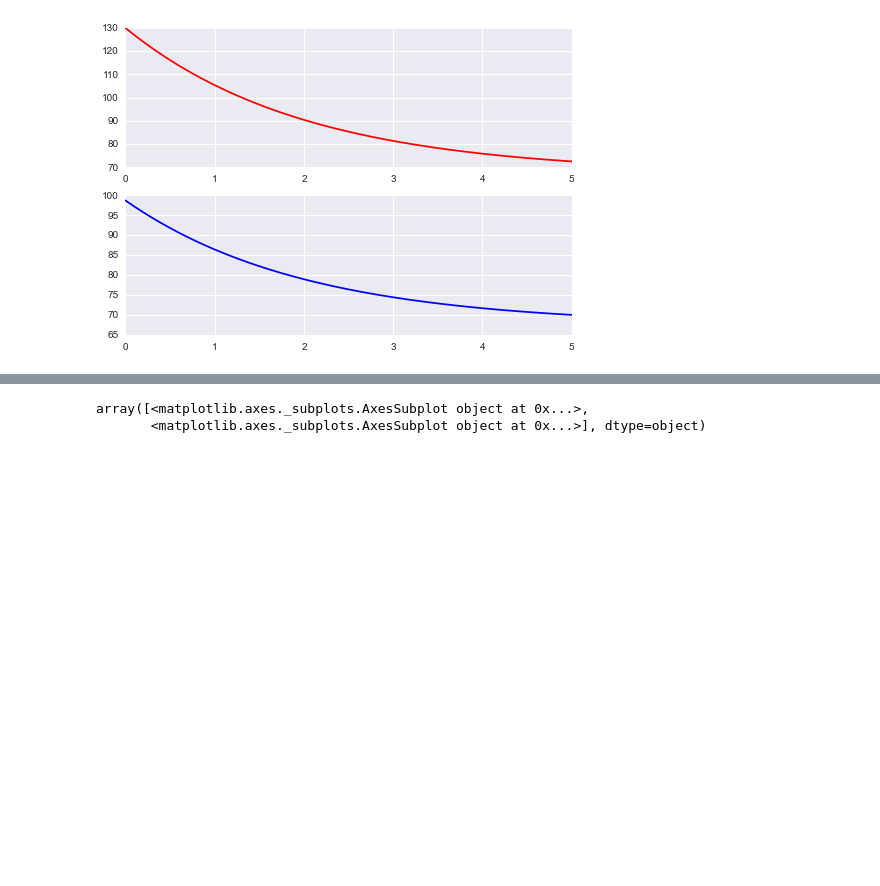
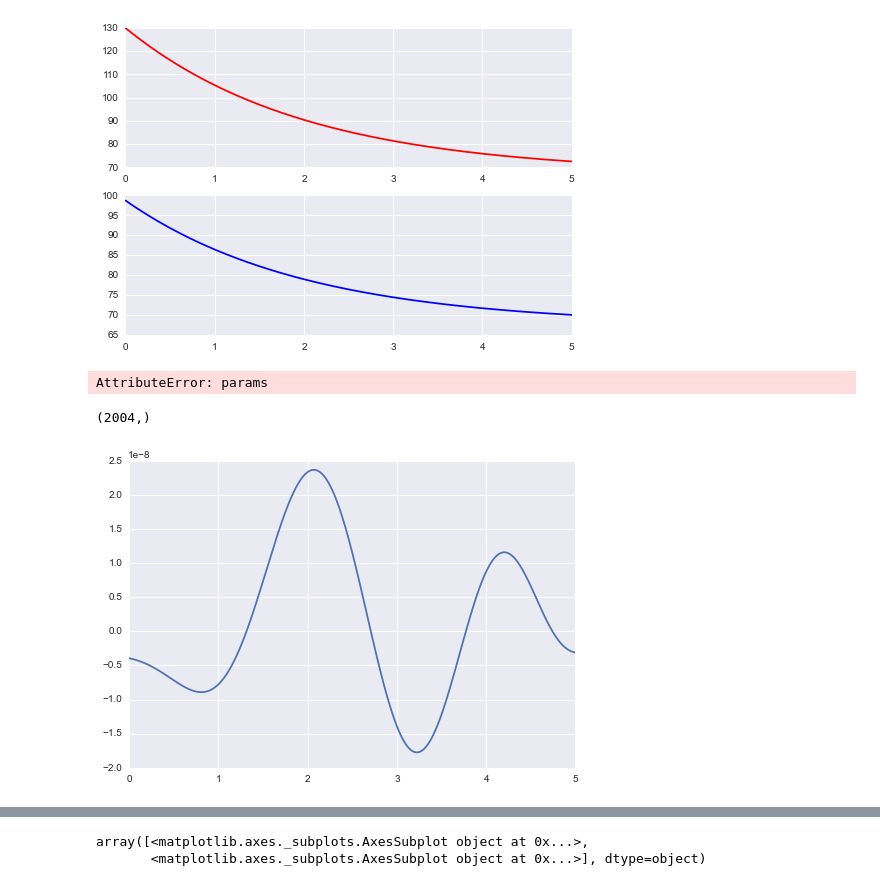
Before and after one commit to davidrpugh/pyCollocation, a Jupyter notebook: examples/heat-exchanger.ipynb, the cells around one changed output, grey strips where cells are left out. Drawn from its saved outputs; the diff is of its cells as text; code cells hidden in the pictures; blank space fills up the shorter version.

```diff
--- a/examples/heat-exchanger.ipynb
+++ b/examples/heat-exchanger.ipynb
@@ -43,8 +43,12 @@ initial_T1_poly = np.polynomial.Chebyshev.fit(ts, T1s, 15, domain)
 
 initial_coefs = np.hstack([initial_T1_poly.coef, initial_T1_poly.coef])
 # %%
-problem = pycollocation.TwoPointBVP(bcs_lower, bcs_upper, 1, 2, rhs)
+problem = pycollocation.TwoPointBVP(bcs_lower, bcs_upper, 1, 2, rhs, params)
 # %%
 nodes = pycollocation.PolynomialSolver.collocation_nodes(15, domain, "Chebyshev")
 # %%
-result = pycollocation.PolynomialSolver.solve({'kind': "Chebyshev"}, initial_coefs, domain, nodes, params, problem)
+result = pycollocation.PolynomialSolver.solve({'kind': "Chebyshev"},
+                                              initial_coefs,
+                                              domain,
+                                              nodes,
+                                              problem)
@@ -69,0 +68,16 @@ residuals =
+# %%
+pts = np.linspace(domain[0], domain[1], 1000)
+tmp_resids = pycollocation.PolynomialSolver.solution_residuals(pts, result)
+# %% [output]
+AttributeError: params
+# %%
+tmp_resids.shape
+# %% [output]
+(2004,)
+# %%
+T1_resids, T2_resids = pycollocation.PolynomialSolver._array_to_list(tmp_resids, 2)
+# %%
+plt.plot(pts, T1_resids[:-1])
+plt.show()
+# %% [output]
+[figure, added]
```
Also changed, not shown: parts of 4 cells of this notebook, 2 other files.
